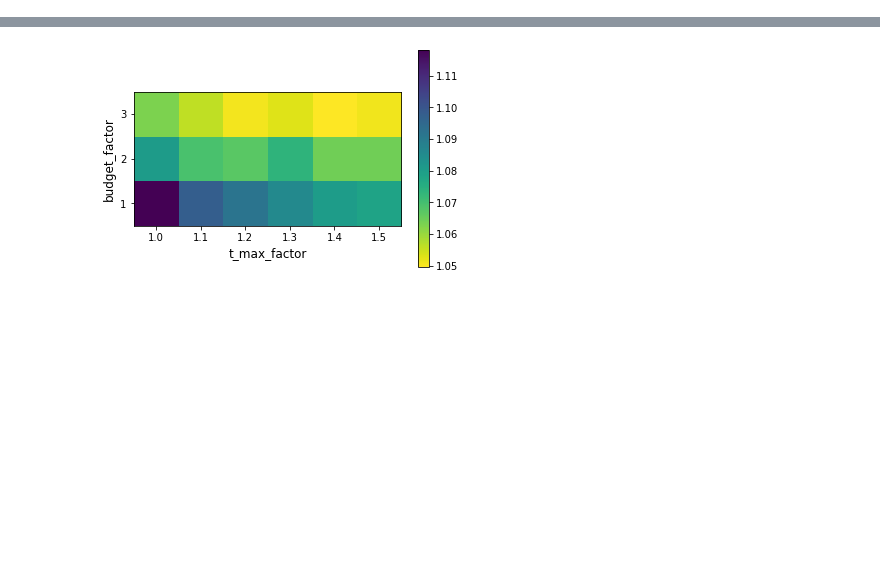
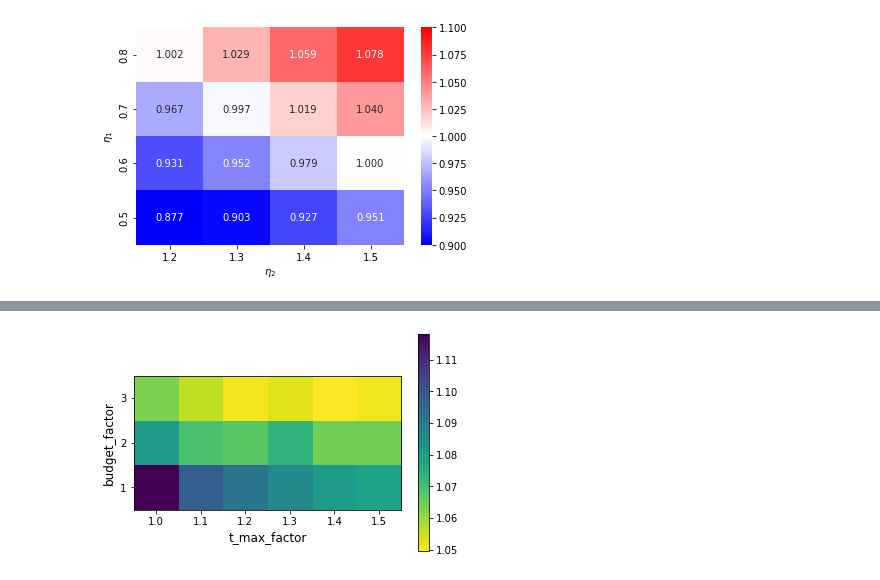
Before and after one commit to Hins-Hu/vrp-sa, a Jupyter notebook: post-processing.ipynb, the cells around one changed output, grey strips where cells are left out. Saved outputs shown, nothing was run; the diff lists cells and outputs as text; code cells hidden in the pictures; blank space fills up the shorter version.

```diff
--- a/post-processing.ipynb
+++ b/post-processing.ipynb
@@ -6 +11,53 @@ import matplotlib.pyplot as plt
 import seaborn as sns
+# %%
+# Changing the cost
+
+eta_1 = ['0.8', '0.7', '0.6', '0.5']
+eta_2 = ['1.2', '1.3', '1.4', '1.5']
+
+ratio = np.zeros((len(eta_1), len(eta_2)))
+ratio_UB = np.zeros((len(eta_1), len(eta_2)))
+
+for i, e1 in enumerate(eta_1):
+    for j, e2 in enumerate(eta_2):
+
+        # dir = 'Results-'+t_f+'-'+b_f+'/'
+        dir = 'Results-cost/'
+        file_name = 'result-'+e1+'-'+e2+'.csv'
+
+        df = pd.read_csv(dir+file_name, header=None)
+
+
+
+        LB = df.iloc[:, 1].to_numpy()
+        # rescheduling = df.iloc[:, 2]
+        cost = df.iloc[:, 3].to_numpy()
+
+        # Derive real cost based on the success of re-scheduling
+        re_scheduling_succuss = df.iloc[:, 2].to_numpy()
+        for w in range(len(cost)):
+            if re_scheduling_succuss[w] == 1:
+                cost[w] = LB[w]
+
+
+        UB = df.iloc[:, 4].to_numpy()
+        ratio_UB[i][j] = np.mean(UB / LB)
+
+        ratio[i][j] = np.mean(cost / UB)
+
+cm = mpl.colormaps['bwr']
+ratio_df = pd.DataFrame(data = ratio, index = eta_1, columns = eta_2)
+ratio_df.index = eta_1
+ratio_df.columns = eta_2
+
+
+s1 = sns.heatmap(ratio_df, cmap = cm,
+                annot=True, fmt=".3f",
+                vmin = 0.9, vmax = 1.1,
+                center = 1.0,
+                )
+s1.set(xlabel = '$\eta_2$', ylabel = '$\eta_1$')
+fig1 = s1.get_figure()
+fig1.savefig('Figures/changing_cost.png', dpi = 300, facecolor = 'white')
+# %% [output]
+[figure, added]
```
Also changed, not shown: parts of 11 cells of this notebook, 3 other files.
